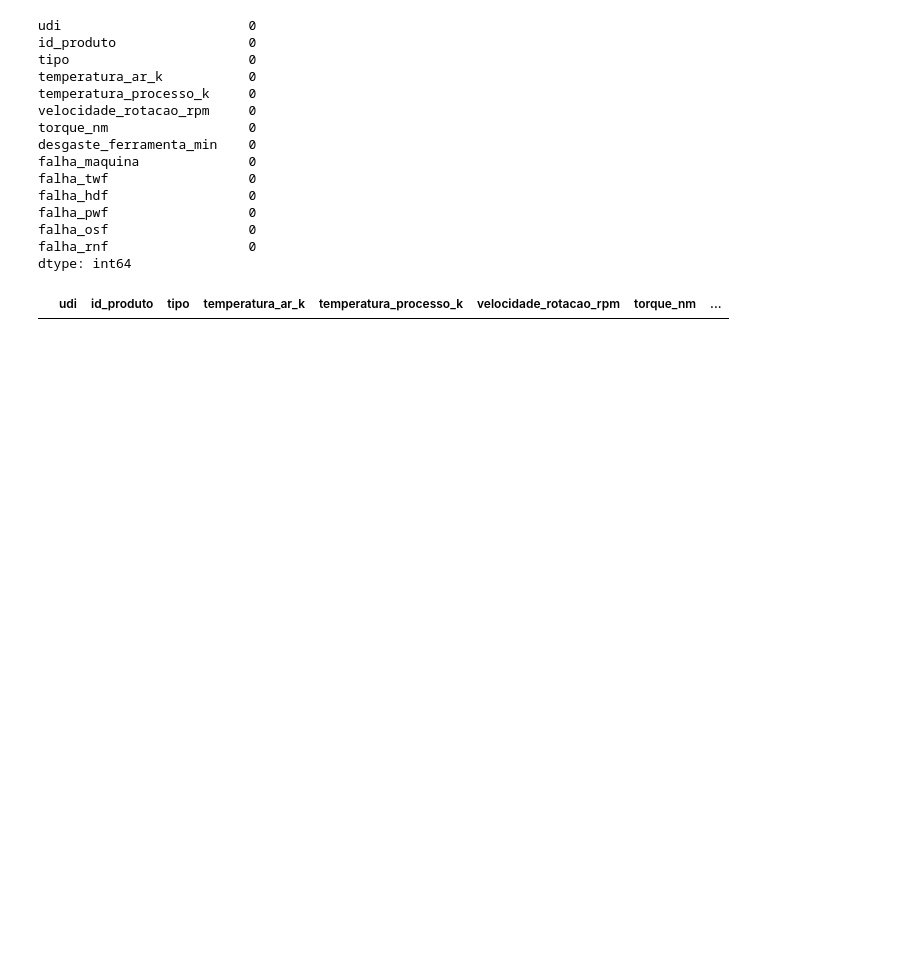
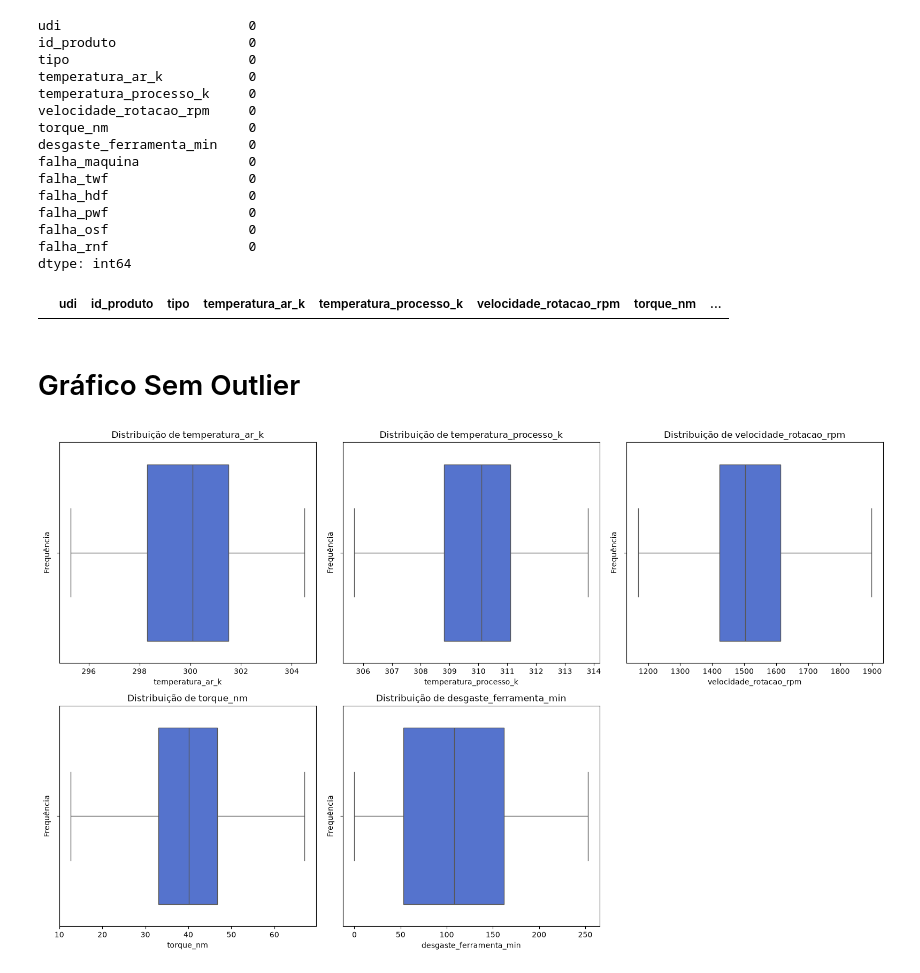
Before and after one commit to Carlos779-cloud/Projeto_Final, a Jupyter notebook: main.ipynb, the cells around one changed output. Drawn from its saved outputs; the diff is of its cells as text; code cells hidden in the pictures; blank space fills up the shorter version.

```diff
--- a/main.ipynb
+++ b/main.ipynb
@@ -280,3 +311,28 @@ dtype: int64
 df_limpo[df_limpo.isnull().any(axis=1)]
 # %% [output]
 |  | udi | id_produto | tipo | temperatura_ar_k | temperatura_processo_k | velocidade_rotacao_rpm | torque_nm | ... |
+# %% [markdown]
+# Gráfico Sem Outlier
+# %%
+outlier_colunas_sensores = [
+    'temperatura_ar_k',
+    'temperatura_processo_k',
+    'velocidade_rotacao_rpm',
+    'torque_nm',
+    'desgaste_ferramenta_min'
+]
+
+plt.figure(figsize=(16, 10))
+
+for i, coluna in enumerate(colunas_sensores, 1):
+    plt.subplot(2, 3, i)
+    sns.boxplot(data=df, x=coluna, color='royalblue', showfliers=False)
+    plt.title(f'Distribuição de {coluna}', fontsize=12)
+    plt.xlabel(coluna, fontsize=10)
+    plt.ylabel('Frequência', fontsize=10)
+
+plt.tight_layout()
+plt.savefig('05_boxplot_sensores_sem_outliers.png', dpi=300, bbox_inches='tight')
+plt.show()
+# %% [output]
+[figure, added]
```
Also changed, not shown: parts of 20 cells of this notebook, 3 other files.
